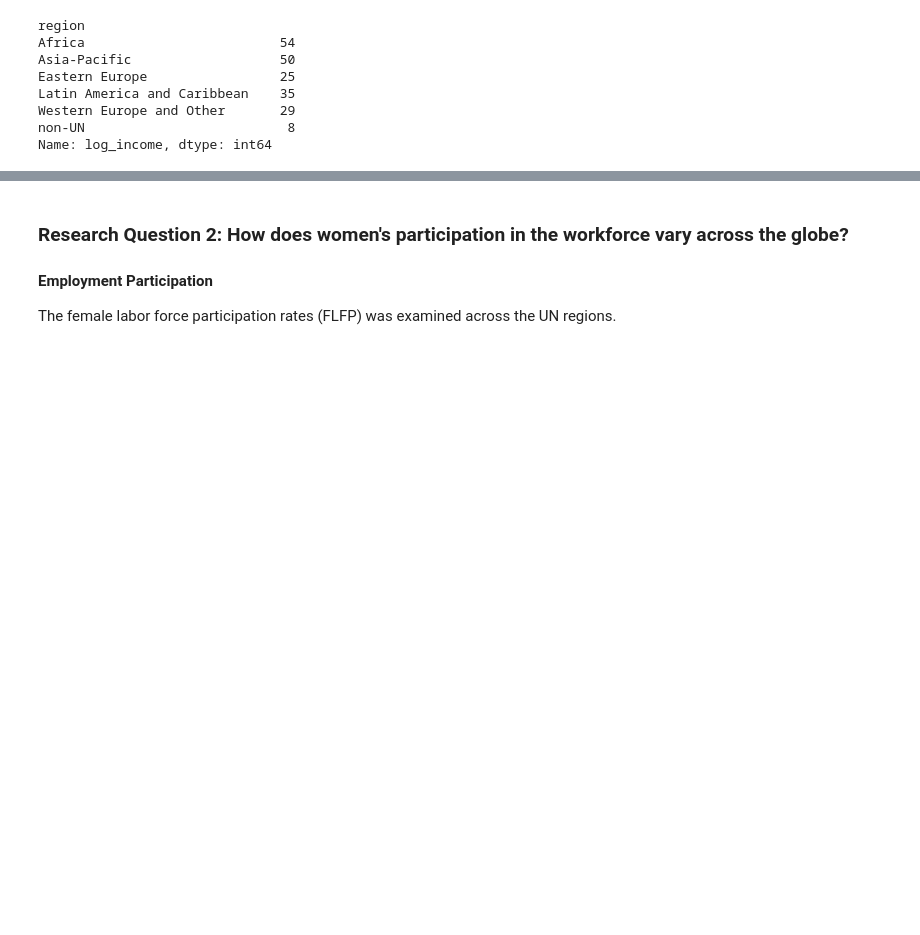
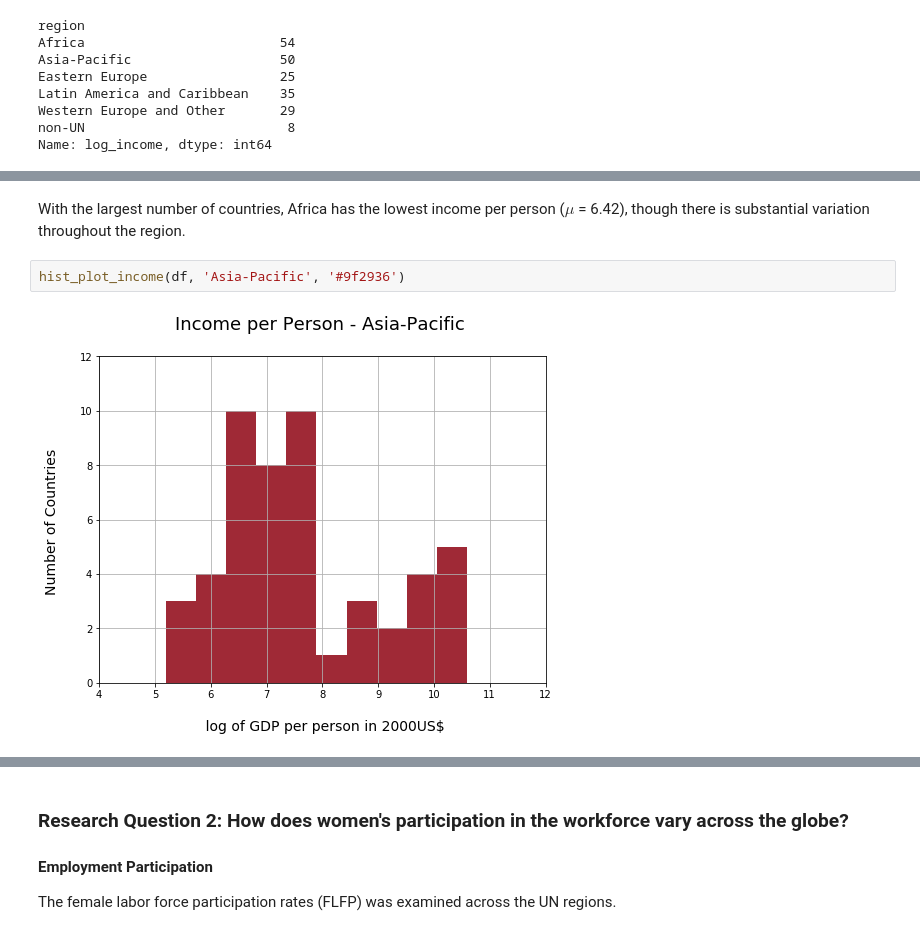
Before and after one commit to orunsh/DAND-Project-3, a Jupyter notebook: project-3.ipynb, the cells around one changed output, grey strips where cells are left out. Saved outputs shown, nothing was run; the diff lists cells and outputs as text; blank space fills up the shorter version.

```diff
--- a/project-3.ipynb
+++ b/project-3.ipynb
@@ -1294,0 +1251,6 @@ Variability in income per person tended to decrease as the mean for the region i
+# %% [markdown]
+With the largest number of countries, Africa has the lowest income per person ($\mu$ = 6.42), though there is substantial variation throughout the region.
+# %%
+hist_plot_income(df, 'Asia-Pacific', '#9f2936')
+# %% [output]
+[figure, added]
```
Also changed, not shown: parts of 125 cells of this notebook.
